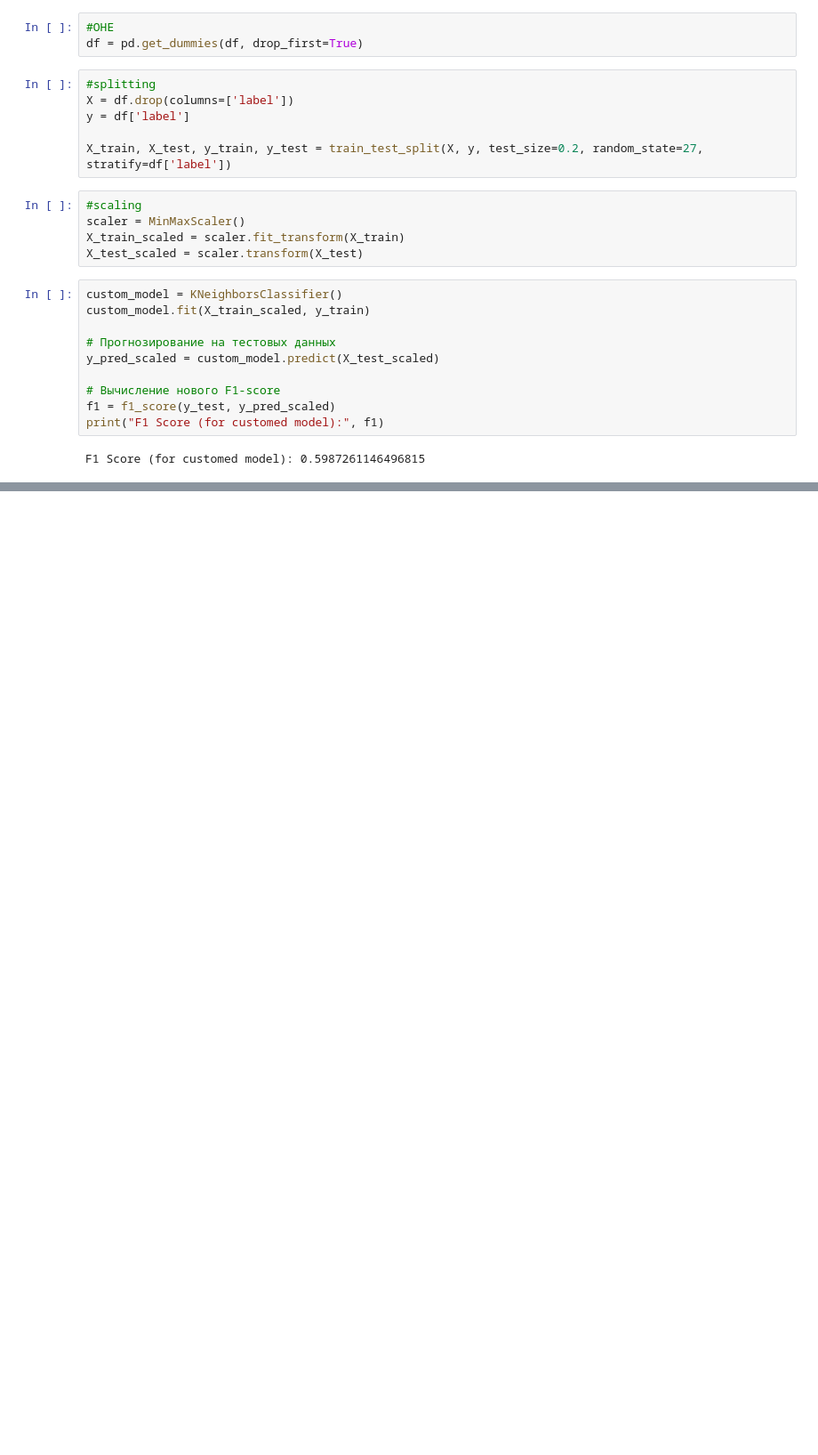
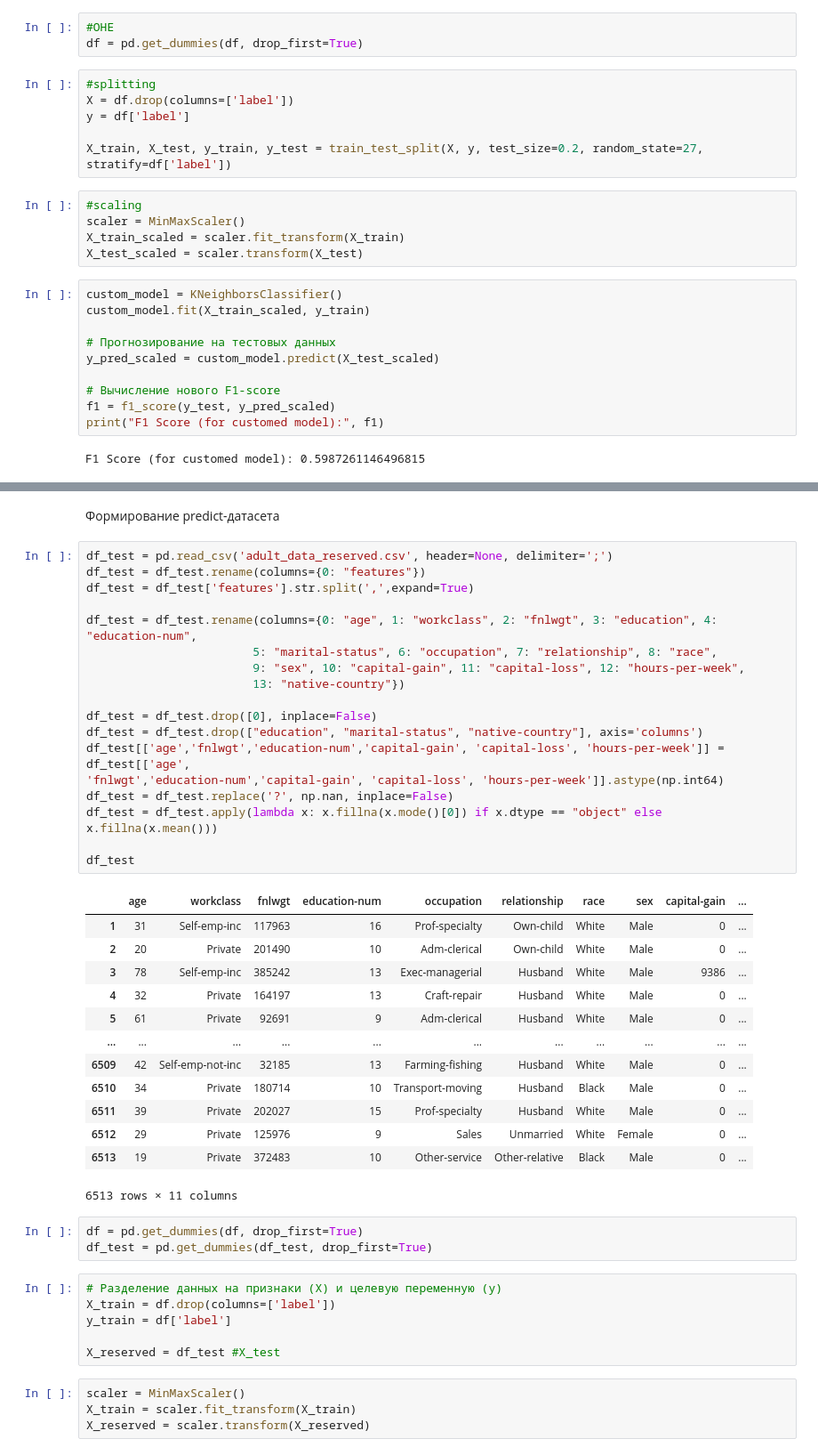
Before and after one commit to imaboylol/itmo-advanced-ml-and-dl, a Jupyter notebook: classification-knn/KNN_Students.ipynb, the cells around one changed output, grey strips where cells are left out. Shown at 89% size. Drawn from its saved outputs; the diff is of its cells as text; blank space fills up the shorter version.

```diff
--- a/classification-knn/KNN_Students.ipynb
+++ b/classification-knn/KNN_Students.ipynb
@@ -423,0 +453,47 @@ F1 Score (for customed model): 0.5987261146496815
+# %% [markdown]
+Формирование predict-датасета
+# %%
+df_test = pd.read_csv('adult_data_reserved.csv', header=None, delimiter=';')
+df_test = df_test.rename(columns={0: "features"})
+df_test = df_test['features'].str.split(',',expand=True)
+
+df_test = df_test.rename(columns={0: "age", 1: "workclass", 2: "fnlwgt", 3: "education", 4: "education-num",
+                        5: "marital-status", 6: "occupation", 7: "relationship", 8: "race",
+                        9: "sex", 10: "capital-gain", 11: "capital-loss", 12: "hours-per-week",
+                        13: "native-country"})
+
+df_test = df_test.drop([0], inplace=False)
+df_test = df_test.drop(["education", "marital-status", "native-country"], axis='columns')
+df_test[['age','fnlwgt','education-num','capital-gain', 'capital-loss', 'hours-per-week']] = df_test[['age',
+'fnlwgt','education-num','capital-gain', 'capital-loss', 'hours-per-week']].astype(np.int64)
+df_test = df_test.replace('?', np.nan, inplace=False)
+df_test = df_test.apply(lambda x: x.fillna(x.mode()[0]) if x.dtype == "object" else x.fillna(x.mean()))
+
+df_test
+# %% [output]
+|  | age | workclass | fnlwgt | education-num | occupation | relationship | race | sex | capital-gain | ... |
+| 1 | 31 | Self-emp-inc | 117963 | 16 | Prof-specialty | Own-child | White | Male | 0 | ... |
+| 2 | 20 | Private | 201490 | 10 | Adm-clerical | Own-child | White | Male | 0 | ... |
+| 3 | 78 | Self-emp-inc | 385242 | 13 | Exec-managerial | Husband | White | Male | 9386 | ... |
+| 4 | 32 | Private | 164197 | 13 | Craft-repair | Husband | White | Male | 0 | ... |
+| 5 | 61 | Private | 92691 | 9 | Adm-clerical | Husband | White | Male | 0 | ... |
+| ... | ... | ... | ... | ... | ... | ... | ... | ... | ... | ... |
+| 6509 | 42 | Self-emp-not-inc | 32185 | 13 | Farming-fishing | Husband | White | Male | 0 | ... |
+| 6510 | 34 | Private | 180714 | 10 | Transport-moving | Husband | Black | Male | 0 | ... |
+| 6511 | 39 | Private | 202027 | 15 | Prof-specialty | Husband | White | Male | 0 | ... |
+| 6512 | 29 | Private | 125976 | 9 | Sales | Unmarried | White | Female | 0 | ... |
+| 6513 | 19 | Private | 372483 | 10 | Other-service | Other-relative | Black | Male | 0 | ... |
+6513 rows × 11 columns
+# %%
+df = pd.get_dummies(df, drop_first=True)
+df_test = pd.get_dummies(df_test, drop_first=True)
+# %%
+# Разделение данных на признаки (X) и целевую переменную (y)
+X_train = df.drop(columns=['label'])
+y_train = df['label']
+
+X_reserved = df_test #X_test
+# %%
+scaler = MinMaxScaler()
+X_train = scaler.fit_transform(X_train)
+X_reserved = scaler.transform(X_reserved)
```
Also changed, not shown: parts of 8 cells of this notebook.
